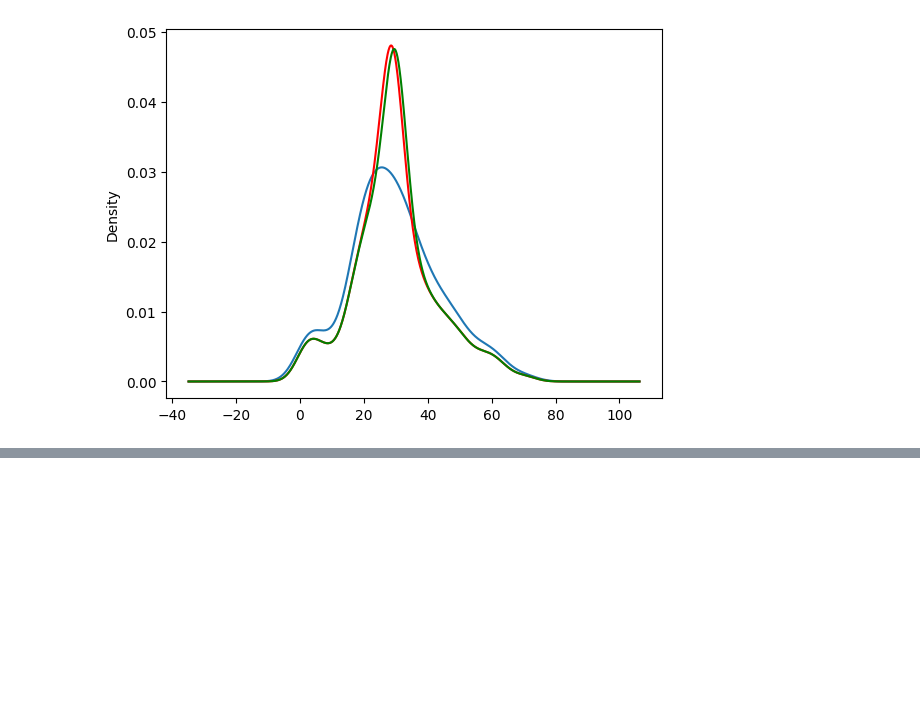
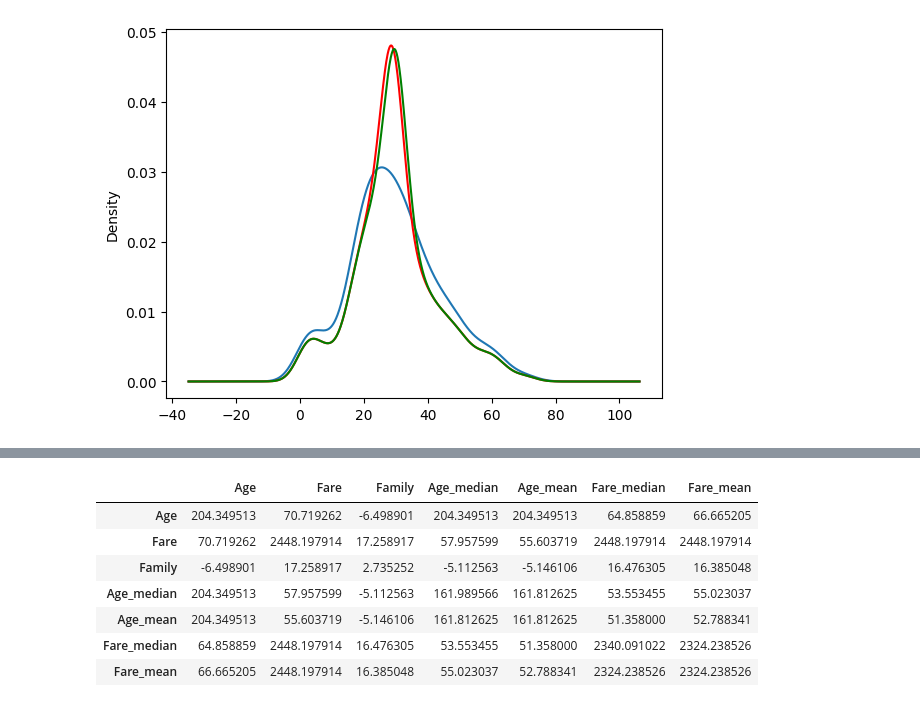
Before and after one commit to SANGRAMLEMBE/100_days_of_ML, a Jupyter notebook: Day36_Handling_Missing_Data/Handling_Missing_Data_Numerical_Data.ipynb, the cells around one changed output, grey strips where cells are left out. Drawn from its saved outputs; the diff is of its cells as text; code cells hidden in the pictures; blank space fills up the shorter version.

```diff
--- a/Day36_Handling_Missing_Data/Handling_Missing_Data_Numerical_Data.ipynb
+++ b/Day36_Handling_Missing_Data/Handling_Missing_Data_Numerical_Data.ipynb
@@ -116,0 +140,13 @@ x_train['Age_mean'].plot(kind = 'kde', ax = ax, color = 'green')
+# %%
+# Covariance
+
+x_train.cov()
+# %% [output]
+|  | Age | Fare | Family | Age_median | Age_mean | Fare_median | Fare_mean |
+| Age | 204.349513 | 70.719262 | -6.498901 | 204.349513 | 204.349513 | 64.858859 | 66.665205 |
+| Fare | 70.719262 | 2448.197914 | 17.258917 | 57.957599 | 55.603719 | 2448.197914 | 2448.197914 |
+| Family | -6.498901 | 17.258917 | 2.735252 | -5.112563 | -5.146106 | 16.476305 | 16.385048 |
+| Age_median | 204.349513 | 57.957599 | -5.112563 | 161.989566 | 161.812625 | 53.553455 | 55.023037 |
+| Age_mean | 204.349513 | 55.603719 | -5.146106 | 161.812625 | 161.812625 | 51.358000 | 52.788341 |
+| Fare_median | 64.858859 | 2448.197914 | 16.476305 | 53.553455 | 51.358000 | 2340.091022 | 2324.238526 |
+| Fare_mean | 66.665205 | 2448.197914 | 16.385048 | 55.023037 | 52.788341 | 2324.238526 | 2324.238526 |
```
Also changed, not shown: parts of 18 cells of this notebook.
